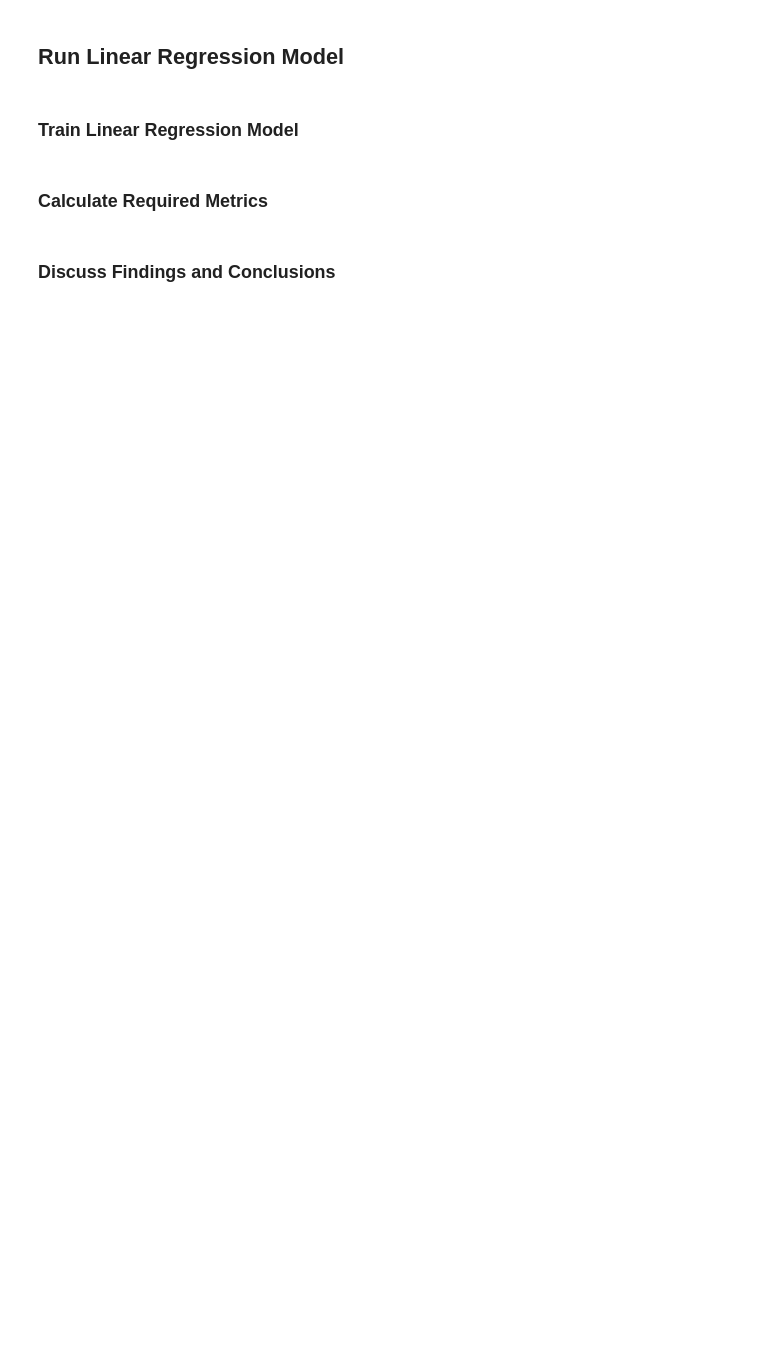
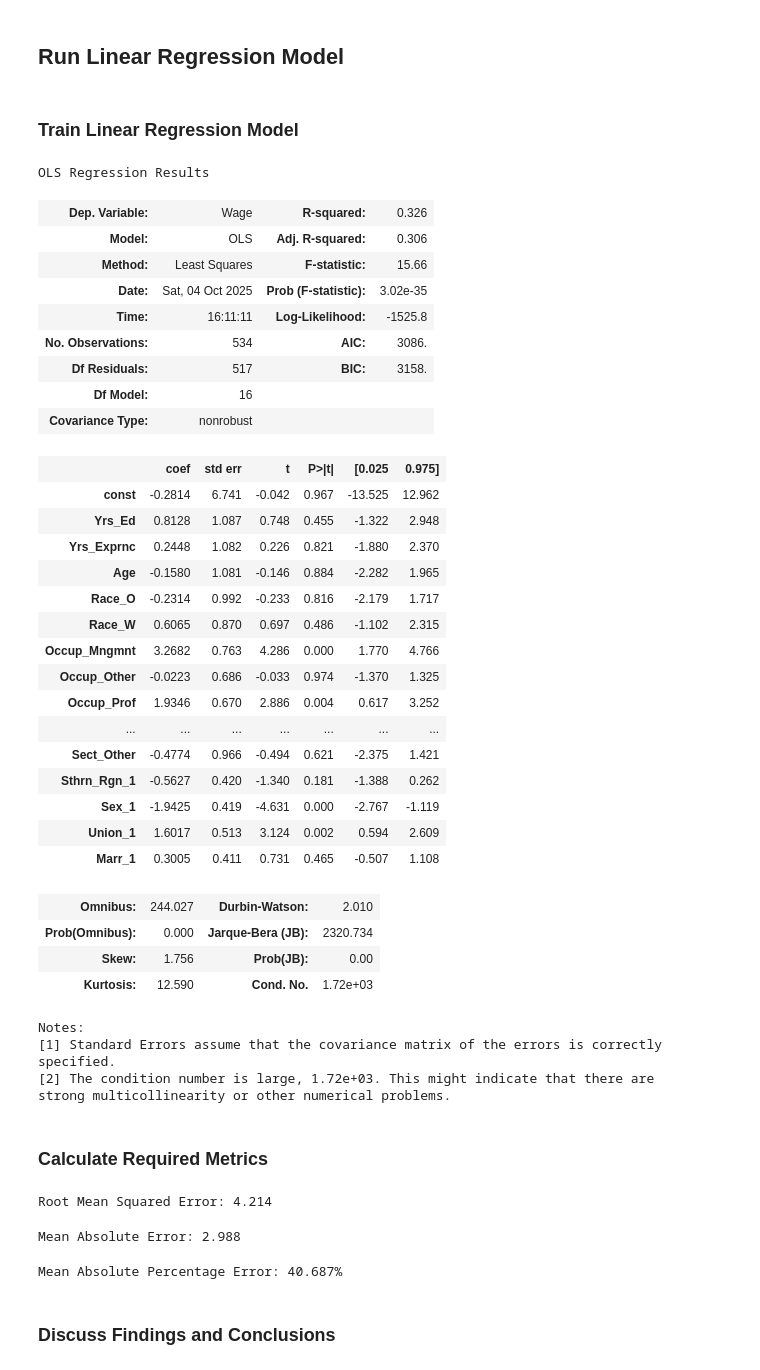
Before and after one commit to mj-brown/genbus656, a Jupyter notebook: Submissions/GB656_Module2_Submission_Brown_M.ipynb, the cells around one changed output. Saved outputs shown, nothing was run; the diff lists cells and outputs as text; code cells hidden in the pictures; blank space fills up the shorter version.

```diff
--- a/Submissions/GB656_Module2_Submission_Brown_M.ipynb
+++ b/Submissions/GB656_Module2_Submission_Brown_M.ipynb
@@ -66,0 +118,12 @@ wages_df.head()
+# %%
+# Review the numerical columns
+numeric_cols = wages_df[numerics]
+numeric_cols.head()
+# %%
+# Review the categorical columns
+factor_cols = wages_df[factors]
+factor_cols.head()
+# %%
+# Assign dummy values to the categorical columns
+dummies = pd.get_dummies(factor_cols.astype('object'), drop_first=True)
+factor_cols
@@ -66,0 +133,5 @@ wages_df.head()
+# %%
+# Combine the numerical and the dummy variables into a new dataframe
+wages_cleaned = pd.concat([numeric_cols, dummies], axis=1)
+wages_cleaned = pd.concat([wages_cleaned, wages_df['Wage']], axis=1)
+wages_cleaned.head()
@@ -68,5 +146,47 @@ wages_df.head()
 ## Run Linear Regression Model
 # %% [markdown]
 ### Train Linear Regression Model
+# %%
+# Train the model using Ordinary Least Squares regression
+X = wages_cleaned.drop('Wage', axis=1)
+y = wages_cleaned['Wage']
+X = sm.add_constant(X)  # Adds a constant term to the predictors
+model = sm.OLS(y, X.astype(float)).fit()
+model.summary()
+# %% [output]
+OLS Regression Results
+| Dep. Variable: | Wage | R-squared: | 0.326 |
+| Model: | OLS | Adj. R-squared: | 0.306 |
+| Method: | Least Squares | F-statistic: | 15.66 |
+| Date: | Sat, 04 Oct 2025 | Prob (F-statistic): | 3.02e-35 |
+| Time: | 16:11:11 | Log-Likelihood: | -1525.8 |
+| No. Observations: | 534 | AIC: | 3086. |
+| Df Residuals: | 517 | BIC: | 3158. |
+| Df Model: | 16 |  |  |
+| Covariance Type: | nonrobust |  |  |
+|  | coef | std err | t | P>|t| | [0.025 | 0.975] |
+| const | -0.2814 | 6.741 | -0.042 | 0.967 | -13.525 | 12.962 |
+| Yrs_Ed | 0.8128 | 1.087 | 0.748 | 0.455 | -1.322 | 2.948 |
+| Yrs_Exprnc | 0.2448 | 1.082 | 0.226 | 0.821 | -1.880 | 2.370 |
+| Age | -0.1580 | 1.081 | -0.146 | 0.884 | -2.282 | 1.965 |
+| Race_O | -0.2314 | 0.992 | -0.233 | 0.816 | -2.179 | 1.717 |
+| Race_W | 0.6065 | 0.870 | 0.697 | 0.486 | -1.102 | 2.315 |
+| Occup_Mngmnt | 3.2682 | 0.763 | 4.286 | 0.000 | 1.770 | 4.766 |
+| Occup_Other | -0.0223 | 0.686 | -0.033 | 0.974 | -1.370 | 1.325 |
+| Occup_Prof | 1.9346 | 0.670 | 2.886 | 0.004 | 0.617 | 3.252 |
+| ... | ... | ... | ... | ... | ... | ... |
+| Sect_Other | -0.4774 | 0.966 | -0.494 | 0.621 | -2.375 | 1.421 |
+| Sthrn_Rgn_1 | -0.5627 | 0.420 | -1.340 | 0.181 | -1.388 | 0.262 |
+| Sex_1 | -1.9425 | 0.419 | -4.631 | 0.000 | -2.767 | -1.119 |
+| Union_1 | 1.6017 | 0.513 | 3.124 | 0.002 | 0.594 | 2.609 |
+| Marr_1 | 0.3005 | 0.411 | 0.731 | 0.465 | -0.507 | 1.108 |
+| Omnibus: | 244.027 | Durbin-Watson: | 2.010 |
+| Prob(Omnibus): | 0.000 | Jarque-Bera (JB): | 2320.734 |
+| Skew: | 1.756 | Prob(JB): | 0.00 |
+| Kurtosis: | 12.590 | Cond. No. | 1.72e+03 |
+Notes:
+[1] Standard Errors assume that the covariance matrix of the errors is correctly specified.
+[2] The condition number is large, 1.72e+03. This might indicate that there are
+strong multicollinearity or other numerical problems.
 # %% [markdown]
 ### Calculate Required Metrics
@@ -73,2 +196,21 @@ wages_df.head()
+# %%
+# Calculate the RMSE
+predictions = model.predict(X.astype(float))
+rmse = np.sqrt(np.mean((y - predictions) ** 2))
+print(f'Root Mean Squared Error: {round(rmse, 3)}')
+# %% [output]
+Root Mean Squared Error: 4.214
+# %%
+# Calculate the MAE.
+mae = np.mean(np.abs(y - predictions))
+print(f'Mean Absolute Error: {round(mae, 3)}')
+# %% [output]
+Mean Absolute Error: 2.988
+# %%
+# Calculate the MAPE
+mape = np.mean(np.abs((y - predictions) / y)) * 100
+print(f'Mean Absolute Percentage Error: {round(mape, 3)}%')
+# %% [output]
+Mean Absolute Percentage Error: 40.687%
 # %% [markdown]
 ### Discuss Findings and Conclusions
```
Also changed, not shown: parts of 10 cells of this notebook.
